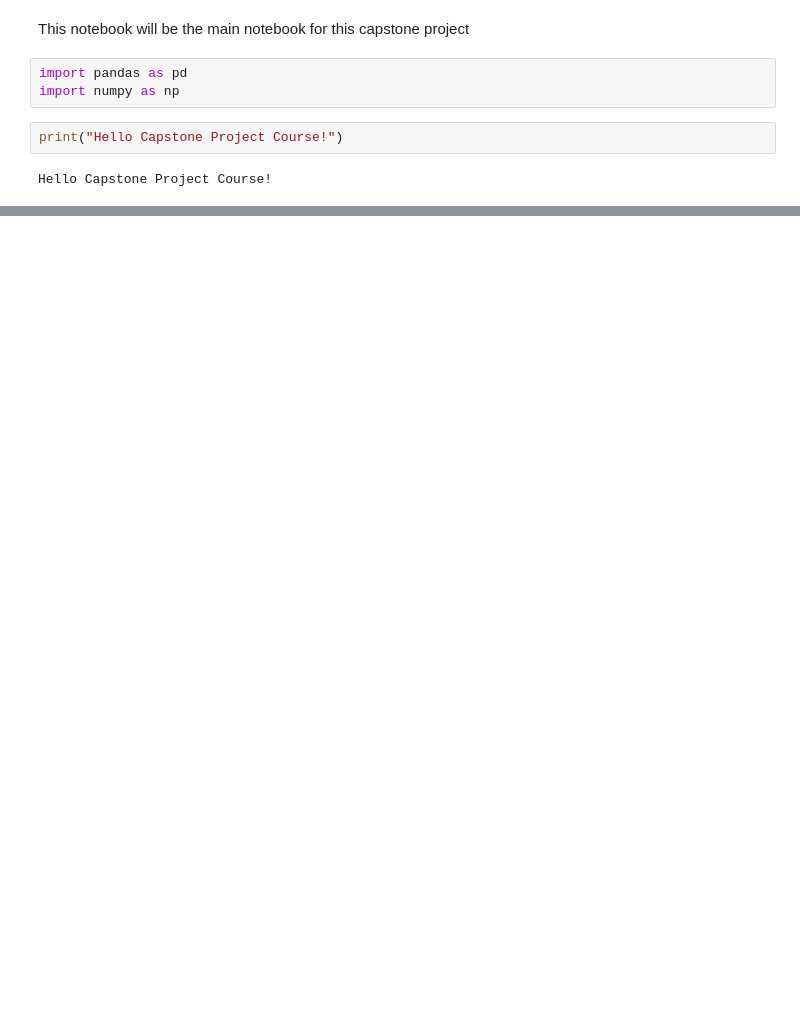
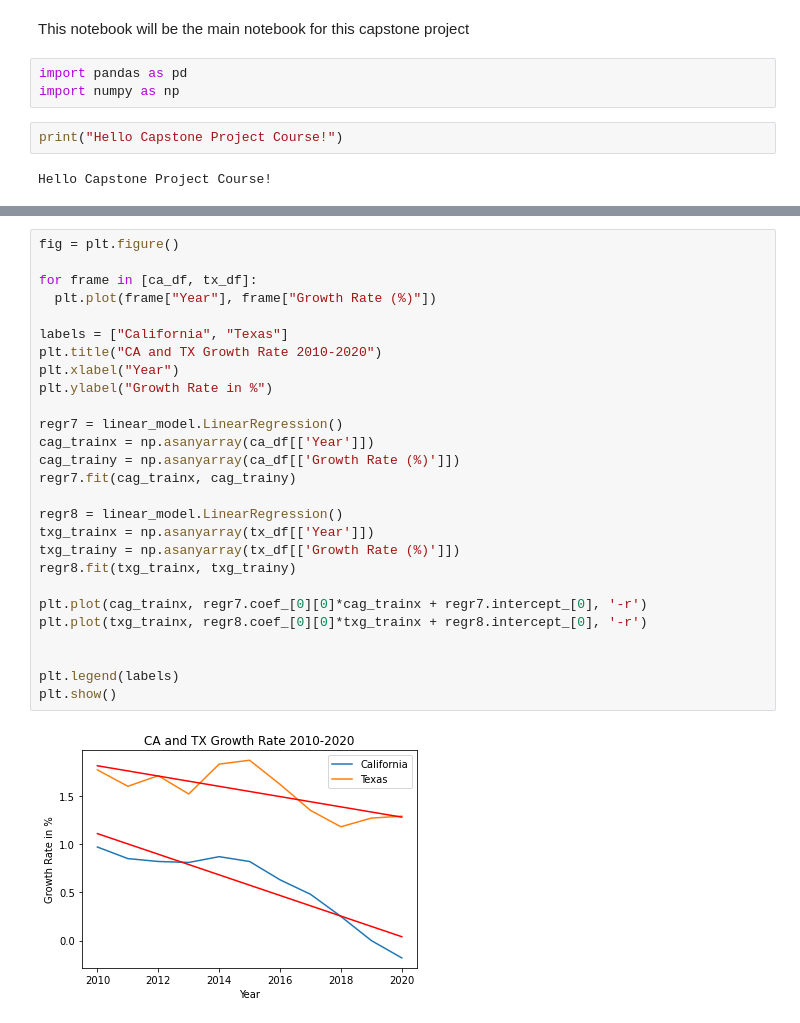
Before and after one commit to klfontus/Two_Capital_Cities, a Jupyter notebook: Data_Science_Capstone_Project.ipynb, the cells around one changed output, grey strips where cells are left out. Cells and saved outputs as stored; diff of their text form; blank space fills up the shorter version.

```diff
--- a/Data_Science_Capstone_Project.ipynb
+++ b/Data_Science_Capstone_Project.ipynb
@@ -14,0 +191,29 @@ Hello Capstone Project Course!
+# %%
+fig = plt.figure()
+
+for frame in [ca_df, tx_df]:
+  plt.plot(frame["Year"], frame["Growth Rate (%)"])
+
+labels = ["California", "Texas"]
+plt.title("CA and TX Growth Rate 2010-2020")
+plt.xlabel("Year")
+plt.ylabel("Growth Rate in %")
+
+regr7 = linear_model.LinearRegression()
+cag_trainx = np.asanyarray(ca_df[['Year']])
+cag_trainy = np.asanyarray(ca_df[['Growth Rate (%)']])
+regr7.fit(cag_trainx, cag_trainy)
+
+regr8 = linear_model.LinearRegression()
+txg_trainx = np.asanyarray(tx_df[['Year']])
+txg_trainy = np.asanyarray(tx_df[['Growth Rate (%)']])
+regr8.fit(txg_trainx, txg_trainy)
+
+plt.plot(cag_trainx, regr7.coef_[0][0]*cag_trainx + regr7.intercept_[0], '-r')
+plt.plot(txg_trainx, regr8.coef_[0][0]*txg_trainx + regr8.intercept_[0], '-r')
+
+
+plt.legend(labels)
+plt.show()
+# %% [output]
+[figure, added]
```
Also changed, not shown: parts of 70 cells of this notebook.
